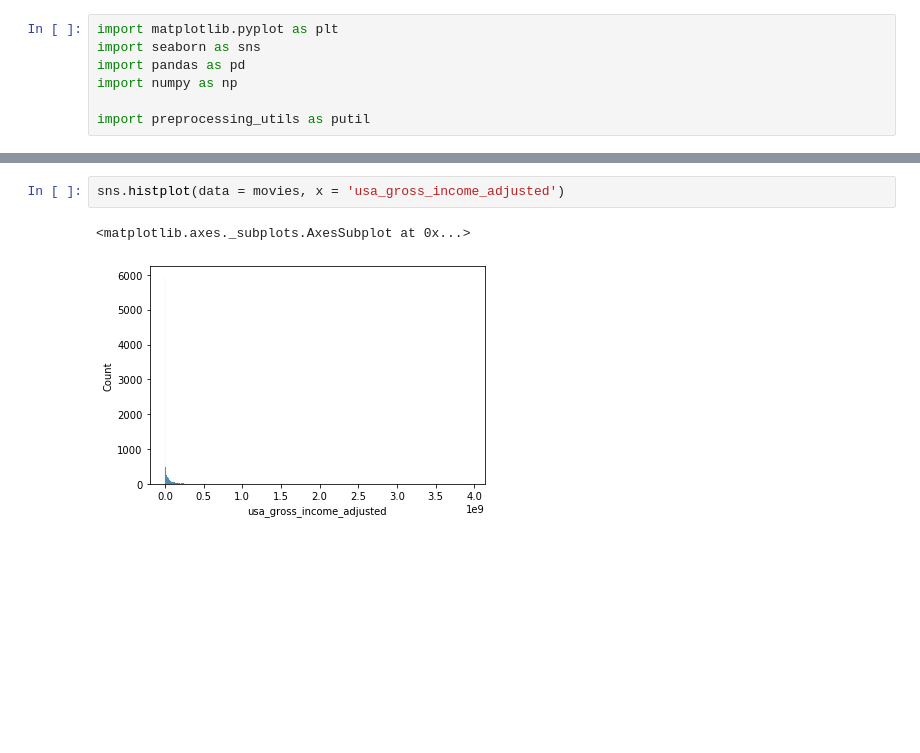
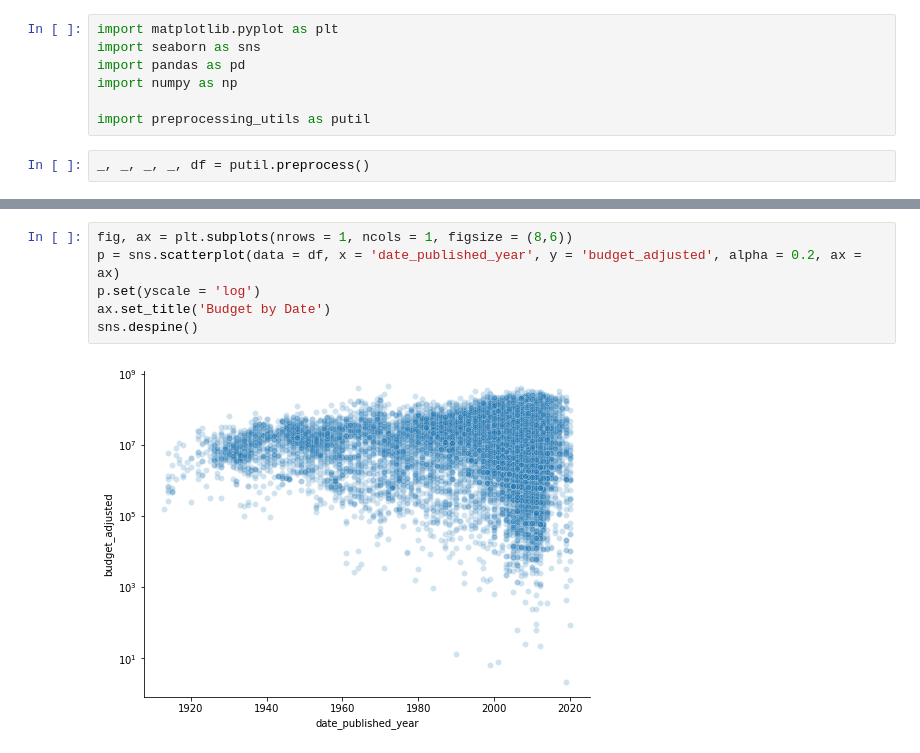
Before and after one commit to Saharae/Final-Project-Group2, a Jupyter notebook: sahara-ensley-individual-project/Code/plotting.ipynb, the cells around one changed output, grey strips where cells are left out. Drawn from its saved outputs; the diff is of its cells as text; blank space fills up the shorter version.

```diff
--- a/sahara-ensley-individual-project/Code/plotting.ipynb
+++ b/sahara-ensley-individual-project/Code/plotting.ipynb
@@ -5,3 +5,5 @@ import pandas as pd
 import numpy as np
 
 import preprocessing_utils as putil
+# %%
+_, _, _, _, df = putil.preprocess()
@@ -33,6 +71,9 @@ sns.histplot(data = movies, x = 'weighted_average_vote')
 # %%
-sns.histplot(data = movies, x = 'usa_gross_income_adjusted')
+fig, ax = plt.subplots(nrows = 1, ncols = 1, figsize = (8,6))
+p = sns.scatterplot(data = df, x = 'date_published_year', y = 'budget_adjusted', alpha = 0.2, ax = ax)
+p.set(yscale = 'log')
+ax.set_title('Budget by Date')
+sns.despine()
 # %% [output]
-<matplotlib.axes._subplots.AxesSubplot at 0x...>
-[figure, old version]
+[figure, new version]
 # %%
```
Also changed, not shown: parts of 17 cells of this notebook, 2 other files.
